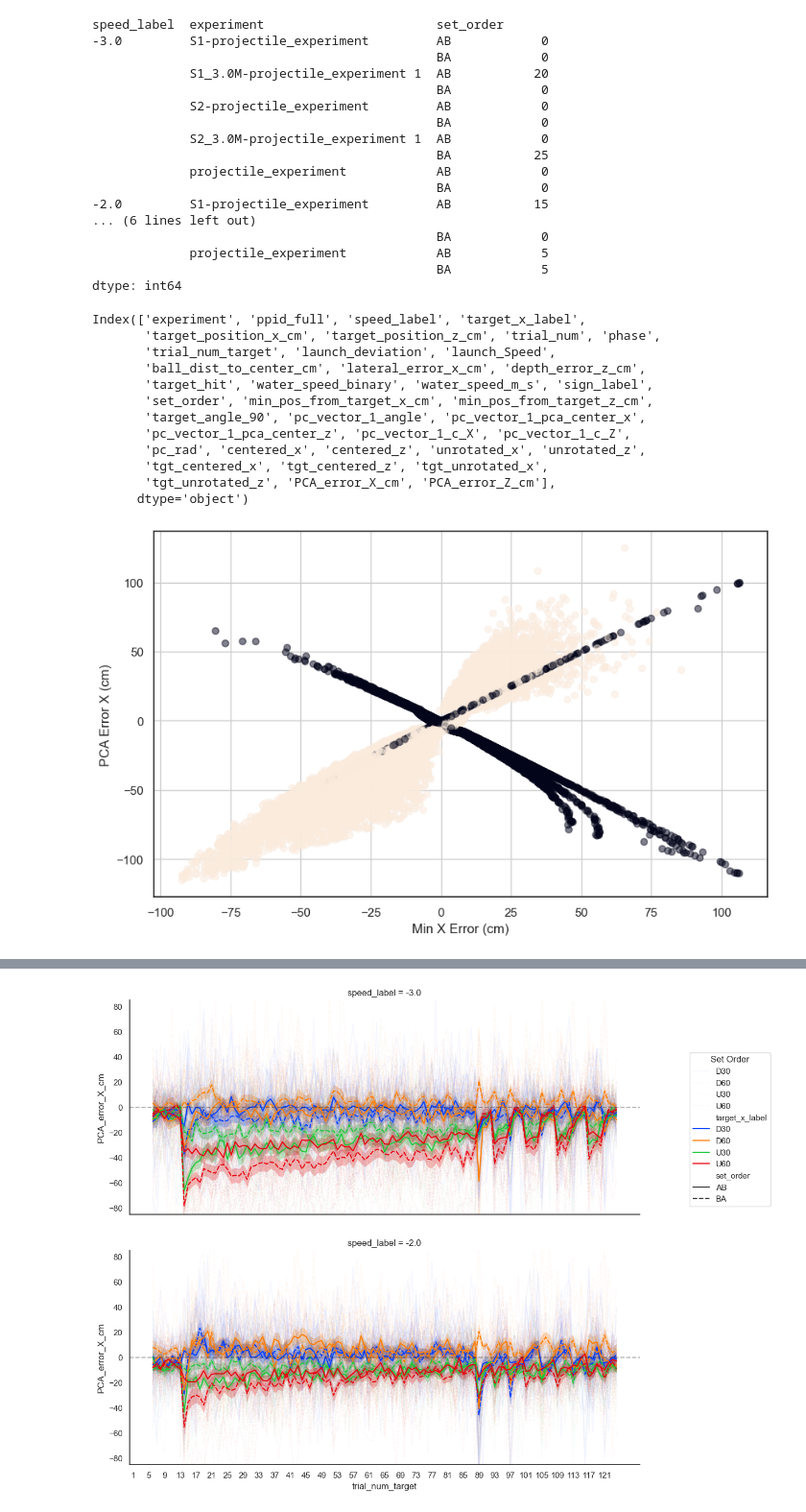
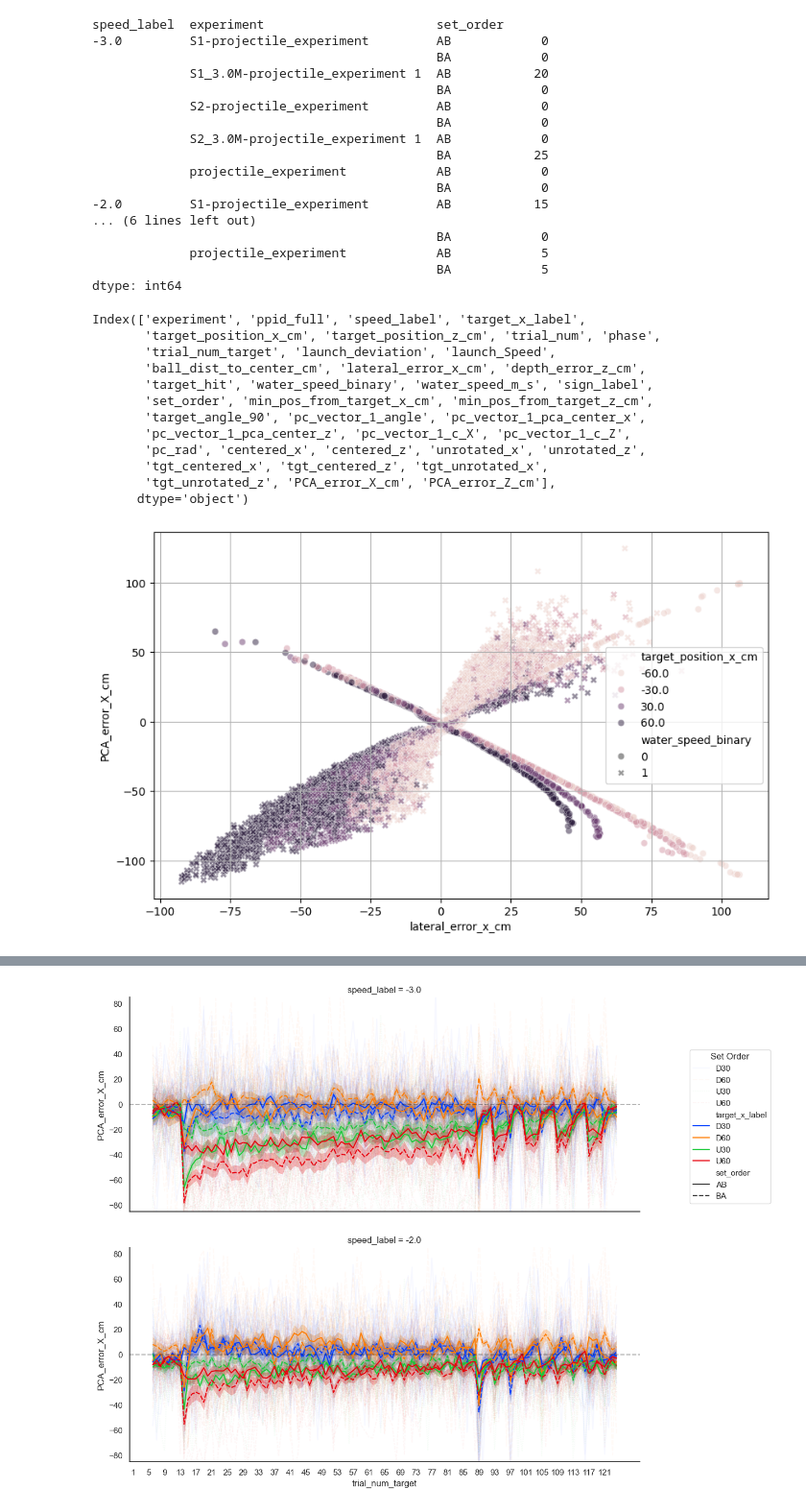
Before and after one commit to jacobjb02/vr-motor-adaptation-notebooks, a Jupyter notebook: Notebook/dual_generalization_RECOVERED.ipynb, the cells around one changed output, grey strips where cells are left out. Shown at 96% size. Saved outputs shown, nothing was run; the diff lists cells and outputs as text; code cells hidden in the pictures.

Commit message:
Update analysis notebooks, modify phase tracking in src, and reconcile recovered files

```diff
--- a/Notebook/dual_generalization.ipynb
+++ b/Notebook/dual_generalization_RECOVERED.ipynb
@@ -192,47 +194,39 @@ group_cols = ['water_speed_m_s','set_order','target_position_x_cm']
 new_cols = ['pc_vector_1_angle','pc_vector_1_pca_center_x','pc_vector_1_pca_center_z','pc_vector_1_c_X','pc_vector_1_c_Z']
 
 df_angles_v = df_angles.merge(PCA_table_small[group_cols + new_cols], how="left", on=group_cols)
 
 from src.PCA import compute_PCA_error
 
 PCA_error_df = compute_PCA_error(trial_df=df_angles_v,
                   pc_deg='pc_vector_1_angle',
                   target_x_col='target_position_x_cm',
                   target_z_col='target_position_z_cm',
                   features = ['min_pos_from_target_x_cm','min_pos_from_target_z_cm'],
                   water_col = 'water_speed_m_s'
                  )
 print(PCA_error_df.columns)
 PCA_error_df
 
 
-PCA_error_df.to_csv(r"..\data\df_all_phases_PCA.csv", index=False)
+
+
+# visualzation of correltaion between lateral error & diagonal error
+plt.figure(figsize=(10,6))
+sns.scatterplot(data=PCA_error_df, x='lateral_error_x_cm', y='PCA_error_X_cm',
+                hue='target_position_x_cm', style='water_speed_binary', alpha=0.5)
+plt.grid(True)
+plt.show()
 # %% [output]
 Index(['experiment', 'ppid_full', 'speed_label', 'target_x_label',
        'target_position_x_cm', 'target_position_z_cm', 'trial_num', 'phase',
        'trial_num_target', 'launch_deviation', 'launch_Speed',
        'ball_dist_to_center_cm', 'lateral_error_x_cm', 'depth_error_z_cm',
        'target_hit', 'water_speed_binary', 'water_speed_m_s', 'sign_label',
        'set_order', 'min_pos_from_target_x_cm', 'min_pos_from_target_z_cm',
        'target_angle_90', 'pc_vector_1_angle', 'pc_vector_1_pca_center_x',
        'pc_vector_1_pca_center_z', 'pc_vector_1_c_X', 'pc_vector_1_c_Z',
        'pc_rad', 'centered_x', 'centered_z', 'unrotated_x', 'unrotated_z',
        'tgt_centered_x', 'tgt_centered_z', 'tgt_unrotated_x',
        'tgt_unrotated_z', 'PCA_error_X_cm', 'PCA_error_Z_cm'],
       dtype='object')
+[figure, added]
-# %%
-plt.figure(figsize=(10,6))
-
-plt.scatter(
-    PCA_error_df['lateral_error_x_cm'],
-    PCA_error_df['PCA_error_X_cm'],
-    c=PCA_error_df['water_speed_binary'],
-    alpha=0.5
-)
-
-plt.xlabel('Min X Error (cm)')
-plt.ylabel('PCA Error X (cm)')
-plt.grid(True)
-plt.show()
-# %% [output]
-[figure, removed]
```
Also changed, not shown: parts of 6 cells of this notebook, 8 other files.
